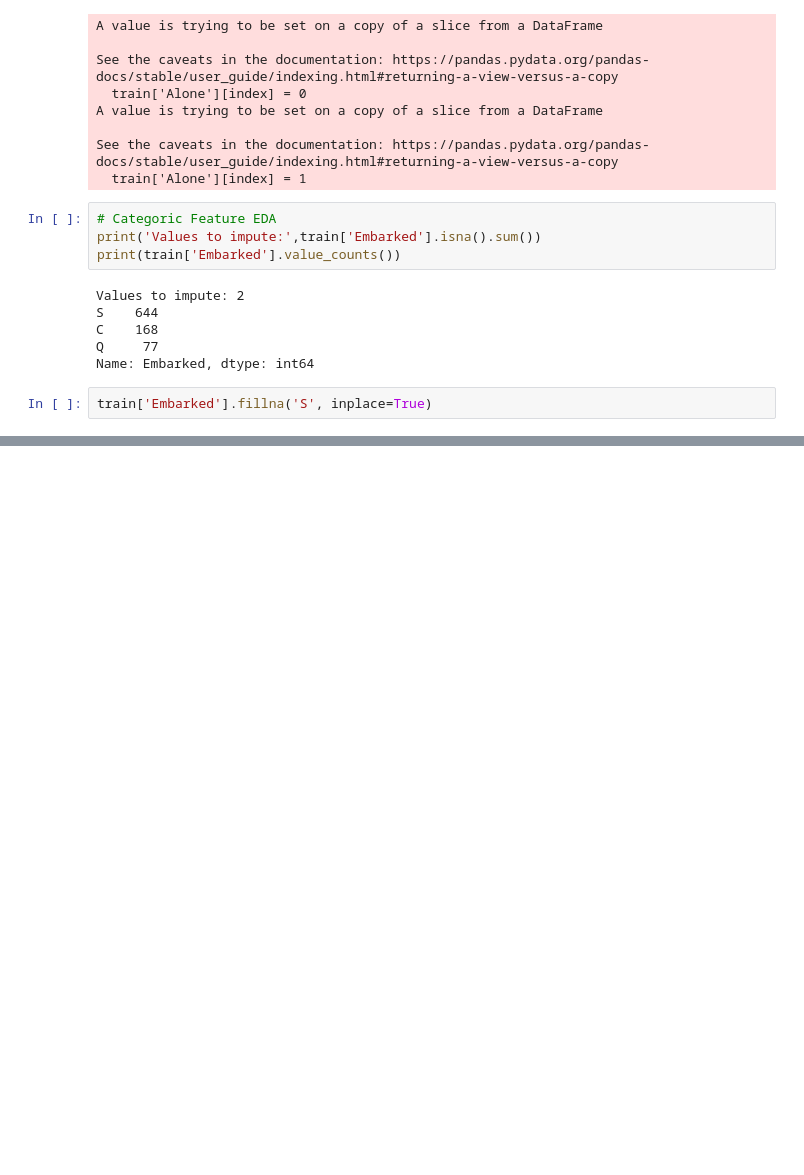
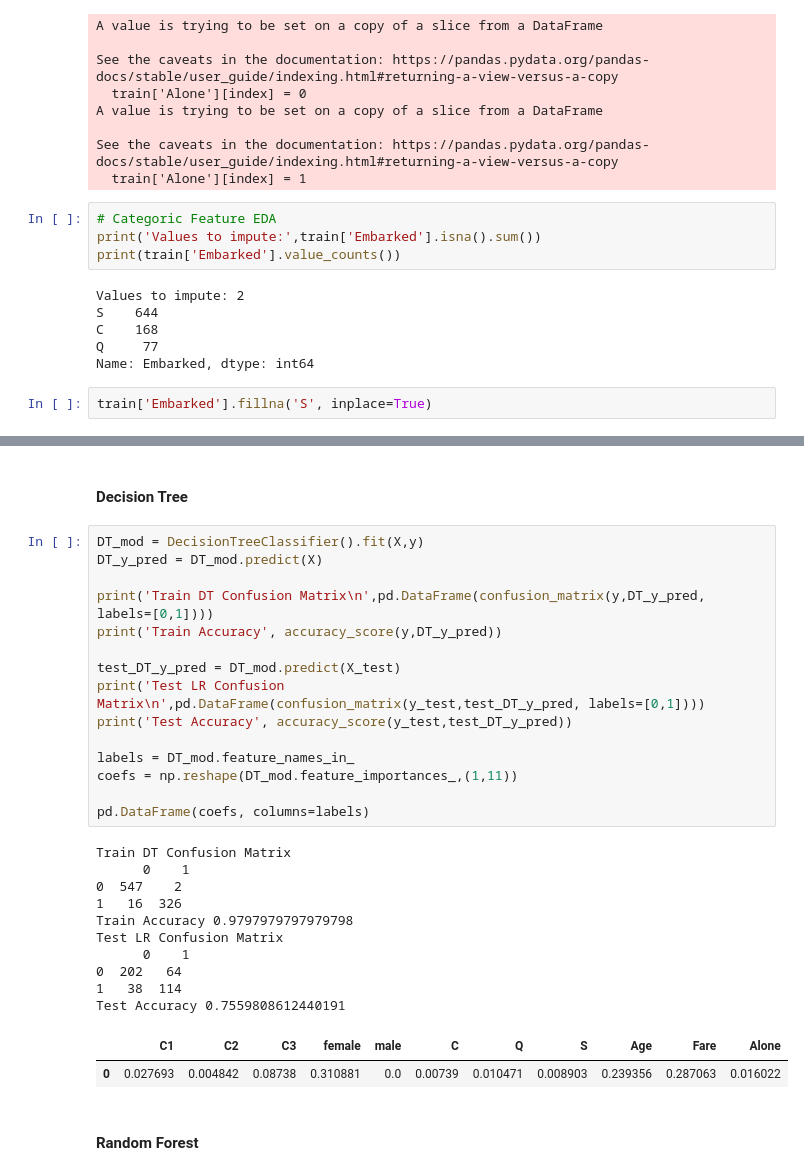
Before and after one commit to rorrostieta/titanic, a Jupyter notebook: Titanic.ipynb, the cells around one changed output, grey strips where cells are left out. Saved outputs shown, nothing was run; the diff lists cells and outputs as text; blank space fills up the shorter version.

```diff
--- a/Titanic.ipynb
+++ b/Titanic.ipynb
@@ -163,0 +233,32 @@ sns.pairplot(X)
+# %% [markdown]
+#### Decision Tree
+# %%
+DT_mod = DecisionTreeClassifier().fit(X,y)
+DT_y_pred = DT_mod.predict(X)
+
+print('Train DT Confusion Matrix\n',pd.DataFrame(confusion_matrix(y,DT_y_pred, labels=[0,1])))
+print('Train Accuracy', accuracy_score(y,DT_y_pred))
+
+test_DT_y_pred = DT_mod.predict(X_test)
+print('Test LR Confusion Matrix\n',pd.DataFrame(confusion_matrix(y_test,test_DT_y_pred, labels=[0,1])))
+print('Test Accuracy', accuracy_score(y_test,test_DT_y_pred))
+
+labels = DT_mod.feature_names_in_
+coefs = np.reshape(DT_mod.feature_importances_,(1,11))
+
+pd.DataFrame(coefs, columns=labels)
+# %% [output]
+Train DT Confusion Matrix
+      0    1
+0  547    2
+1   16  326
+Train Accuracy 0.9797979797979798
+Test LR Confusion Matrix
+      0    1
+0  202   64
+1   38  114
+Test Accuracy 0.7559808612440191
+|  | C1 | C2 | C3 | female | male | C | Q | S | Age | Fare | Alone |
+| 0 | 0.027693 | 0.004842 | 0.08738 | 0.310881 | 0.0 | 0.00739 | 0.010471 | 0.008903 | 0.239356 | 0.287063 | 0.016022 |
+# %% [markdown]
+#### Random Forest
```
Also changed, not shown: parts of 15 cells of this notebook.
